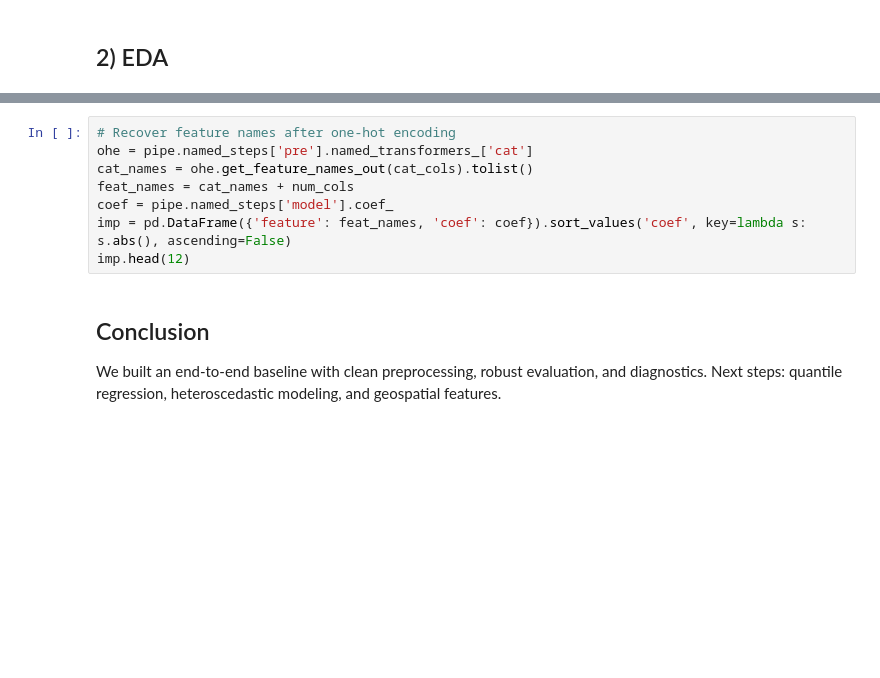
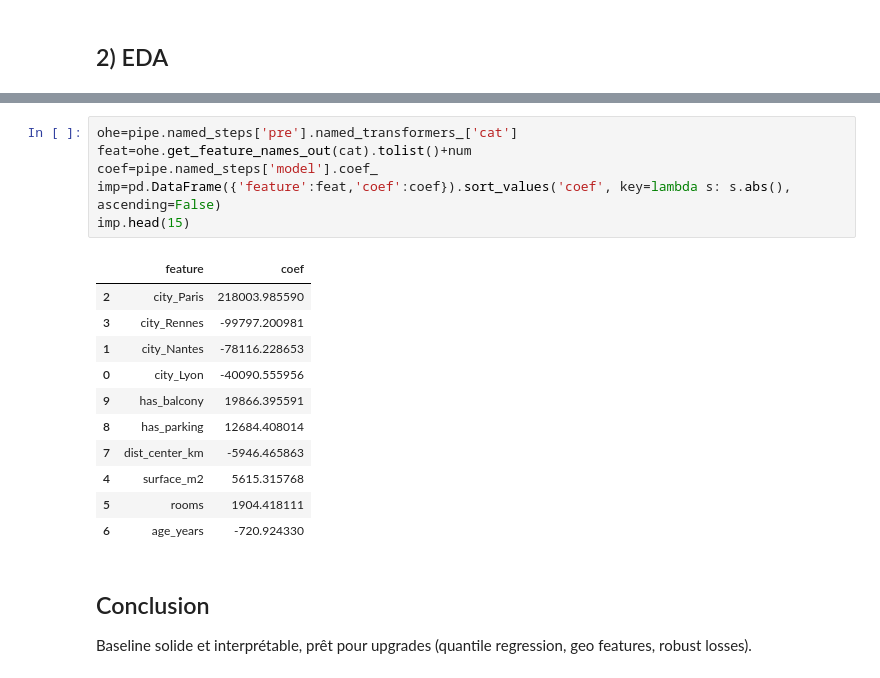
Before and after one commit to Brainfeed-1996/advanced-ml-mastery-collection, a Jupyter notebook: core/01-Linear-Regression-Housing.ipynb, the cells around one changed output, grey strips where cells are left out. Drawn from its saved outputs; the diff is of its cells as text; blank space fills up the shorter version.

```diff
--- a/core/01-Linear-Regression-Housing.ipynb
+++ b/core/01-Linear-Regression-Housing.ipynb
@@ -112,12 +92,21 @@ plt.tight_layout(); plt.show()
 # %%
-# Recover feature names after one-hot encoding
-ohe = pipe.named_steps['pre'].named_transformers_['cat']
-cat_names = ohe.get_feature_names_out(cat_cols).tolist()
-feat_names = cat_names + num_cols
-coef = pipe.named_steps['model'].coef_
-imp = pd.DataFrame({'feature': feat_names, 'coef': coef}).sort_values('coef', key=lambda s: s.abs(), ascending=False)
-imp.head(12)
+ohe=pipe.named_steps['pre'].named_transformers_['cat']
+feat=ohe.get_feature_names_out(cat).tolist()+num
+coef=pipe.named_steps['model'].coef_
+imp=pd.DataFrame({'feature':feat,'coef':coef}).sort_values('coef', key=lambda s: s.abs(), ascending=False)
+imp.head(15)
+# %% [output]
+|  | feature | coef |
+| 2 | city_Paris | 218003.985590 |
+| 3 | city_Rennes | -99797.200981 |
+| 1 | city_Nantes | -78116.228653 |
+| 0 | city_Lyon | -40090.555956 |
+| 9 | has_balcony | 19866.395591 |
+| 8 | has_parking | 12684.408014 |
+| 7 | dist_center_km | -5946.465863 |
+| 4 | surface_m2 | 5615.315768 |
+| 5 | rooms | 1904.418111 |
+| 6 | age_years | -720.924330 |
-# %% [markdown]
-## Conclusion
-We built an end-to-end baseline with clean preprocessing, robust evaluation, and diagnostics.
-Next steps: quantile regression, heteroscedastic modeling, and geospatial features.
+# %% [markdown]
+## Conclusion
+Baseline solide et interprétable, prêt pour upgrades (quantile regression, geo features, robust losses).
```
Also changed, not shown: parts of 17 cells of this notebook, 2 other files.
